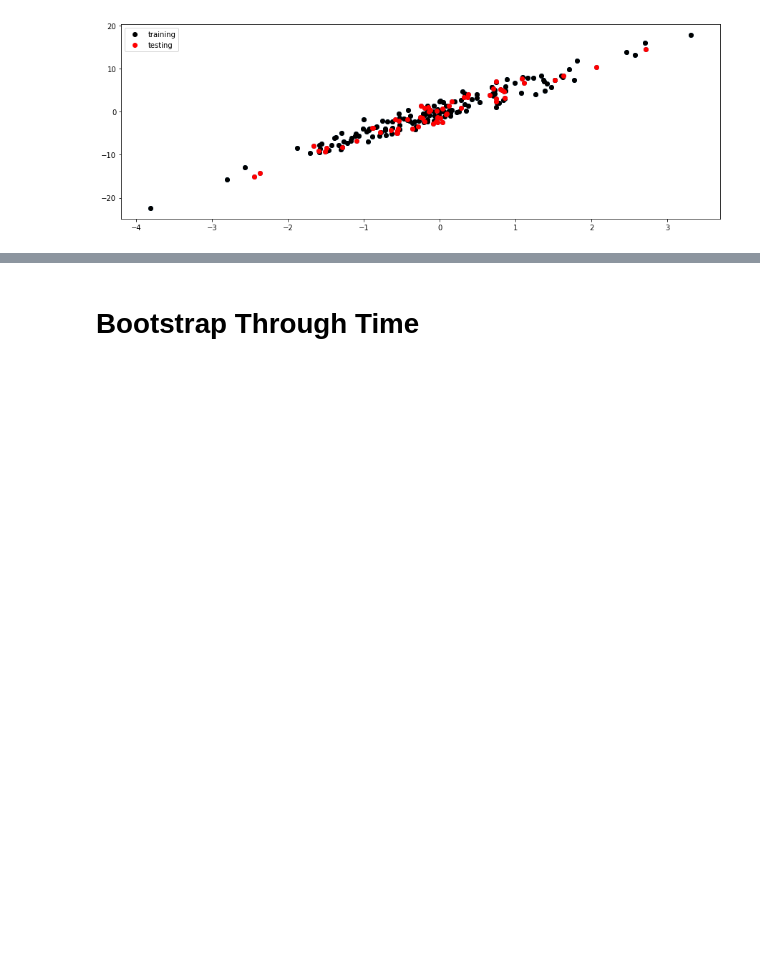
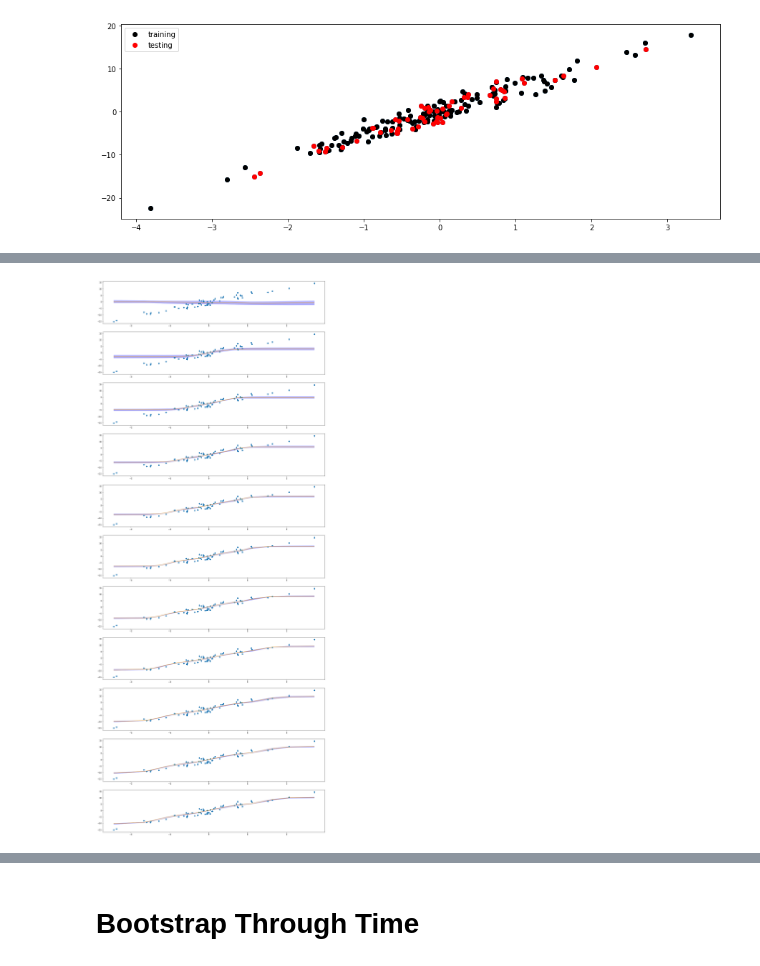
Before and after one commit to wooohoooo/Master-Thesis, a Jupyter notebook: new_version/ensembles.ipynb, the cells around one changed output, grey strips where cells are left out. Drawn from its saved outputs; the diff is of its cells as text; code cells hidden in the pictures; blank space fills up the shorter version.

```diff
--- a/new_version/ensembles.ipynb
+++ b/new_version/ensembles.ipynb
@@ -27,0 +53,5 @@ nd.plot_dataset()
+# %%
+bootstrap = BootstrapEnsemble()
+
+visualisation.visualise_uncertainty(bootstrap,dataset_creation.LinearDataset,num_meta_epochs=num_meta_epochs)
+# %% [output]
@@ -27,0 +59 @@ nd.plot_dataset()
+[figure, added]
```
Also changed, not shown: parts of 19 cells of this notebook, 8 other files.
